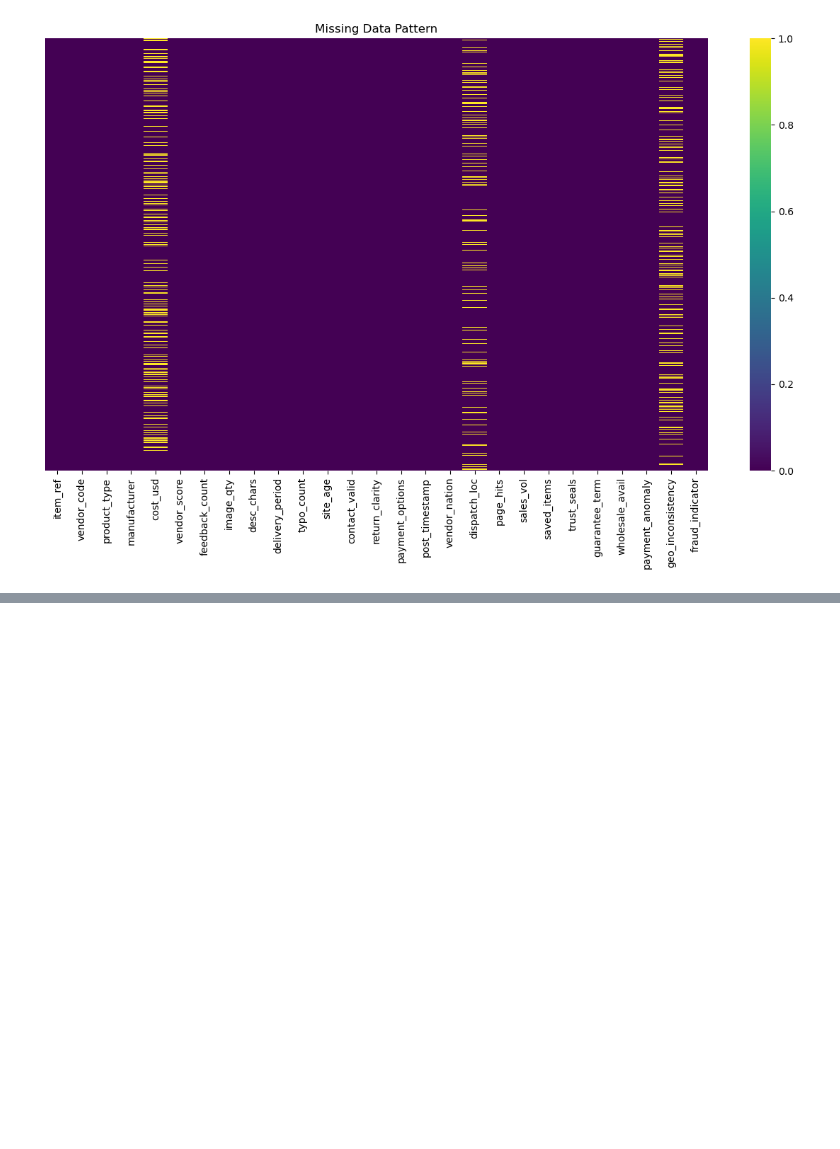
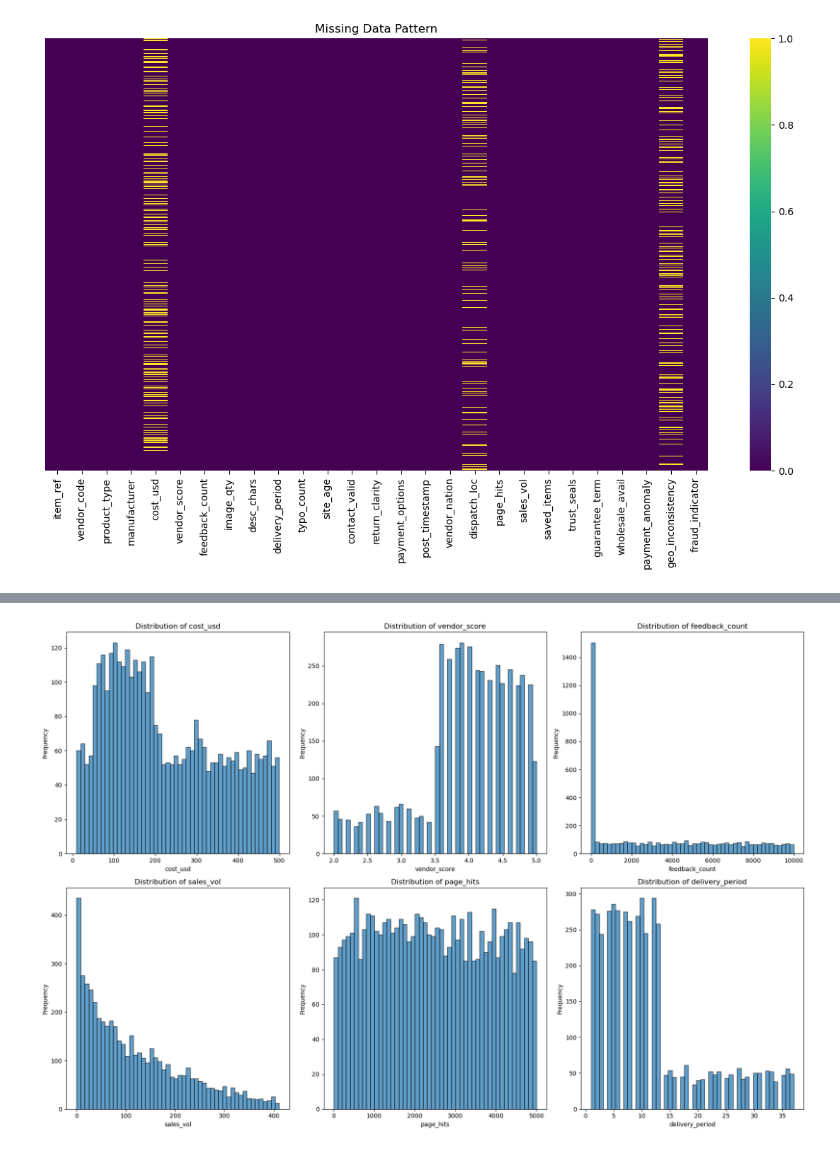
Before and after one commit to N1KH1LT0X1N/S4DS-Tasks, a Jupyter notebook: task1/S4DS_Task1.ipynb, the cells around one changed output, grey strips where cells are left out. Saved outputs shown, nothing was run; the diff lists cells and outputs as text; code cells hidden in the pictures; blank space fills up the shorter version.

```diff
--- a/task1/S4DS_Task1.ipynb
+++ b/task1/S4DS_Task1.ipynb
@@ -167,0 +200,6 @@ plt.show()
+# %%
+#key numerical data distribution
+
+key_numerical = ['cost_usd', 'vendor_score', 'feedback_count', 'sales_vol', 'page_hits', 'delivery_period']
+key_numerical_distribution = df[key_numerical].describe()
+print(key_numerical_distribution)
@@ -167,0 +226,24 @@ plt.show()
+# %%
+fig, axes = plt.subplots(2, 3, figsize=(18, 12))
+axes = axes.ravel()
+
+for i, col in enumerate(key_numerical[:6]):
+    if col in df.columns:
+        # Remove outliers for better visualization
+        Q1 = df[col].quantile(0.25)
+        Q3 = df[col].quantile(0.75)
+        IQR = Q3 - Q1
+        lower = Q1 - 1.5 * IQR
+        upper = Q3 + 1.5 * IQR
+
+        data_clean = df[col][(df[col] >= lower) & (df[col] <= upper)].dropna()
+
+        axes[i].hist(data_clean, bins=50, alpha=0.7, edgecolor='black')
+        axes[i].set_title(f'Distribution of {col}')
+        axes[i].set_xlabel(col)
+        axes[i].set_ylabel('Frequency')
+
+plt.tight_layout()
+plt.show()
+# %% [output]
+[figure, added]
```
Also changed, not shown: parts of 8 cells of this notebook, 3 other files.
